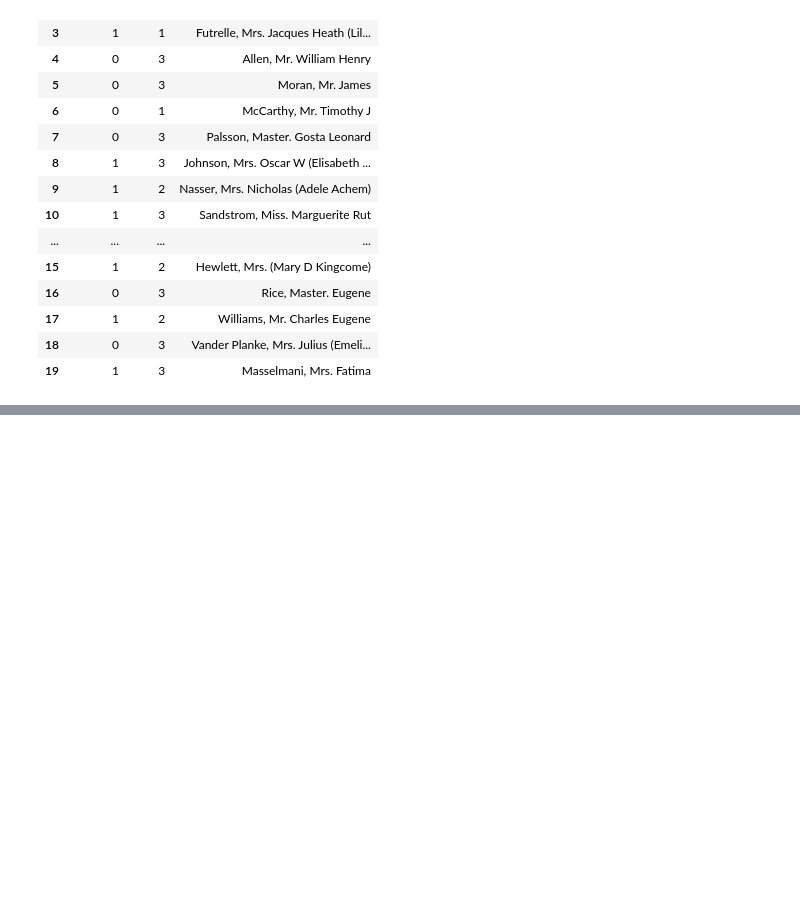
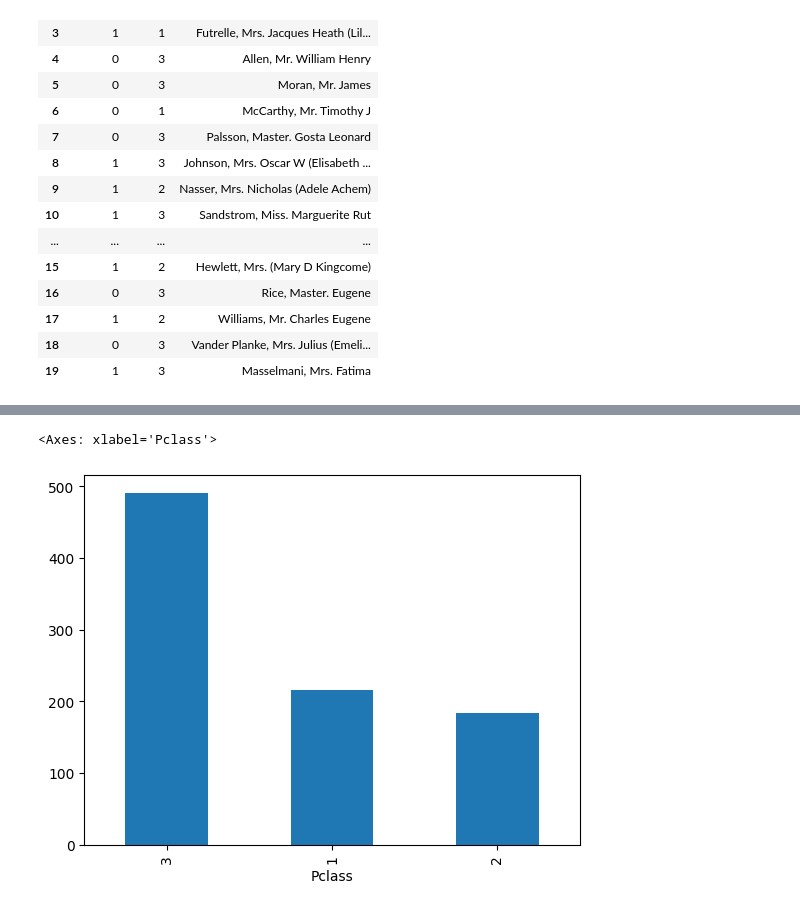
Before and after one commit to samiha-mahin/Data-Analysis, a Jupyter notebook: Data_Analysis.ipynb, the cells around one changed output, grey strips where cells are left out. Saved outputs shown, nothing was run; the diff lists cells and outputs as text; code cells hidden in the pictures; blank space fills up the shorter version.

```diff
--- a/Data_Analysis.ipynb
+++ b/Data_Analysis.ipynb
@@ -185,0 +221,5 @@ df.iloc[1:20, 1:4]
+# %%
+df['Pclass'].value_counts().plot(kind='bar')
+# %% [output]
+<Axes: xlabel='Pclass'>
+[figure, added]
```
Also changed, not shown: parts of 25 cells of this notebook.
